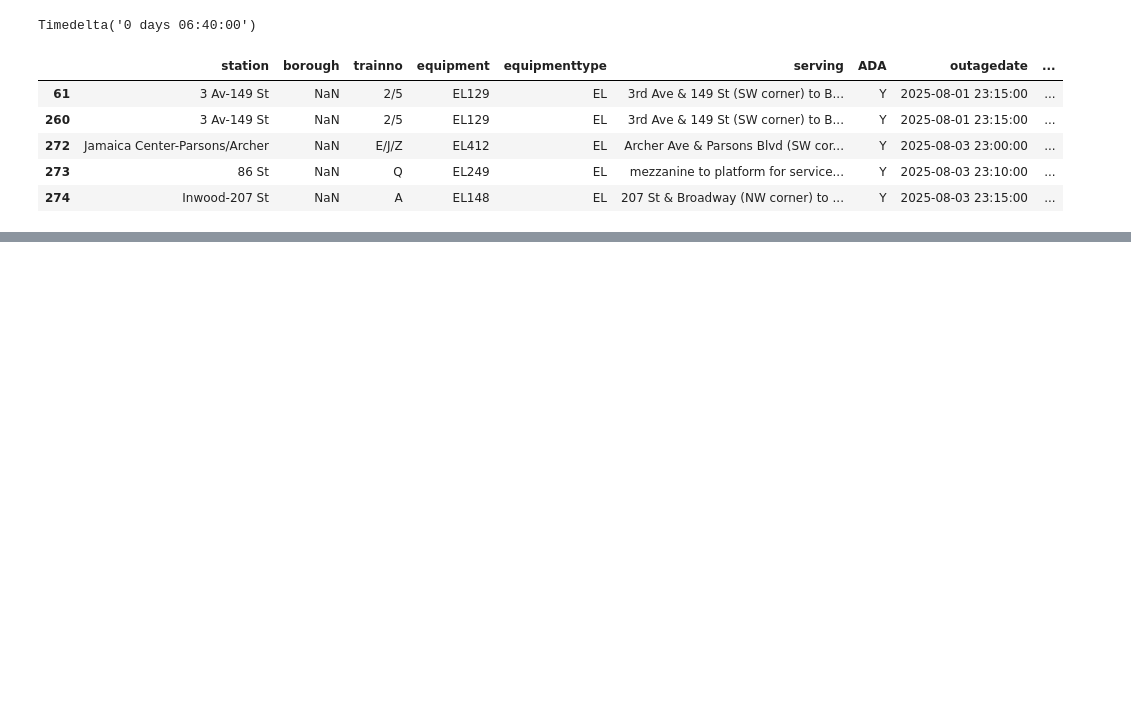
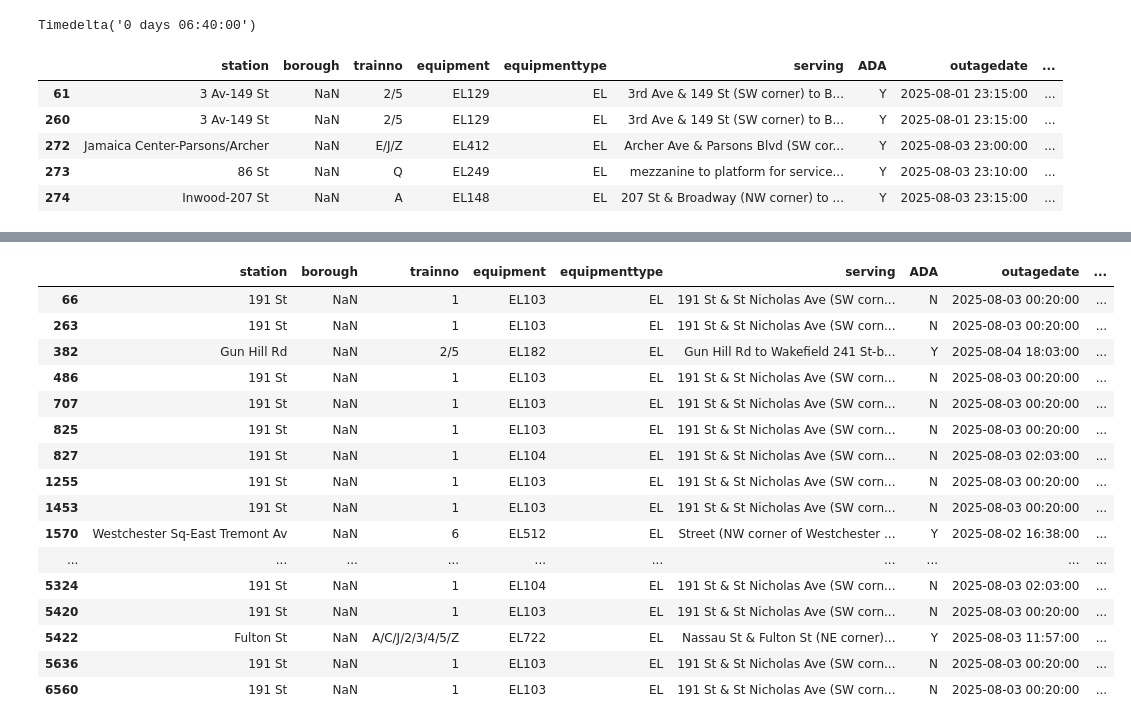
Before and after one commit to ZSlemmons/MTA-elevators, a Jupyter notebook: outage-scrape-analysis.ipynb, the cells around one changed output, grey strips where cells are left out. Cells and saved outputs as stored; diff of their text form; code cells hidden in the pictures; blank space fills up the shorter version.

```diff
--- a/outage-scrape-analysis.ipynb
+++ b/outage-scrape-analysis.ipynb
@@ -486,0 +502,2 @@ daily_out.groupby('date_recorded').count()
+# %%
+investigation_df = combined_el[combined_el['reason']=='Under Investigation']
@@ -486,0 +524,20 @@ daily_out.groupby('date_recorded').count()
+# %%
+el_repairs[el_repairs['equipment'].isin(investigation_df['equipment'])==True]
+# %% [output]
+|  | station | borough | trainno | equipment | equipmenttype | serving | ADA | outagedate | ... |
+| 66 | 191 St | NaN | 1 | EL103 | EL | 191 St & St Nicholas Ave (SW corn... | N | 2025-08-03 00:20:00 | ... |
+| 263 | 191 St | NaN | 1 | EL103 | EL | 191 St & St Nicholas Ave (SW corn... | N | 2025-08-03 00:20:00 | ... |
+| 382 | Gun Hill Rd | NaN | 2/5 | EL182 | EL | Gun Hill Rd to Wakefield 241 St-b... | Y | 2025-08-04 18:03:00 | ... |
+| 486 | 191 St | NaN | 1 | EL103 | EL | 191 St & St Nicholas Ave (SW corn... | N | 2025-08-03 00:20:00 | ... |
+| 707 | 191 St | NaN | 1 | EL103 | EL | 191 St & St Nicholas Ave (SW corn... | N | 2025-08-03 00:20:00 | ... |
+| 825 | 191 St | NaN | 1 | EL103 | EL | 191 St & St Nicholas Ave (SW corn... | N | 2025-08-03 00:20:00 | ... |
+| 827 | 191 St | NaN | 1 | EL104 | EL | 191 St & St Nicholas Ave (SW corn... | N | 2025-08-03 02:03:00 | ... |
+| 1255 | 191 St | NaN | 1 | EL103 | EL | 191 St & St Nicholas Ave (SW corn... | N | 2025-08-03 00:20:00 | ... |
+| 1453 | 191 St | NaN | 1 | EL103 | EL | 191 St & St Nicholas Ave (SW corn... | N | 2025-08-03 00:20:00 | ... |
+| 1570 | Westchester Sq-East Tremont Av | NaN | 6 | EL512 | EL | Street (NW corner of Westchester ... | Y | 2025-08-02 16:38:00 | ... |
+| ... | ... | ... | ... | ... | ... | ... | ... | ... | ... |
+| 5324 | 191 St | NaN | 1 | EL104 | EL | 191 St & St Nicholas Ave (SW corn... | N | 2025-08-03 02:03:00 | ... |
+| 5420 | 191 St | NaN | 1 | EL103 | EL | 191 St & St Nicholas Ave (SW corn... | N | 2025-08-03 00:20:00 | ... |
+| 5422 | Fulton St | NaN | A/C/J/2/3/4/5/Z | EL722 | EL | Nassau St & Fulton St (NE corner)... | Y | 2025-08-03 11:57:00 | ... |
+| 5636 | 191 St | NaN | 1 | EL103 | EL | 191 St & St Nicholas Ave (SW corn... | N | 2025-08-03 00:20:00 | ... |
+| 6560 | 191 St | NaN | 1 | EL103 | EL | 191 St & St Nicholas Ave (SW corn... | N | 2025-08-03 00:20:00 | ... |
```
Also changed, not shown: parts of 19 cells of this notebook, 2 other files.
